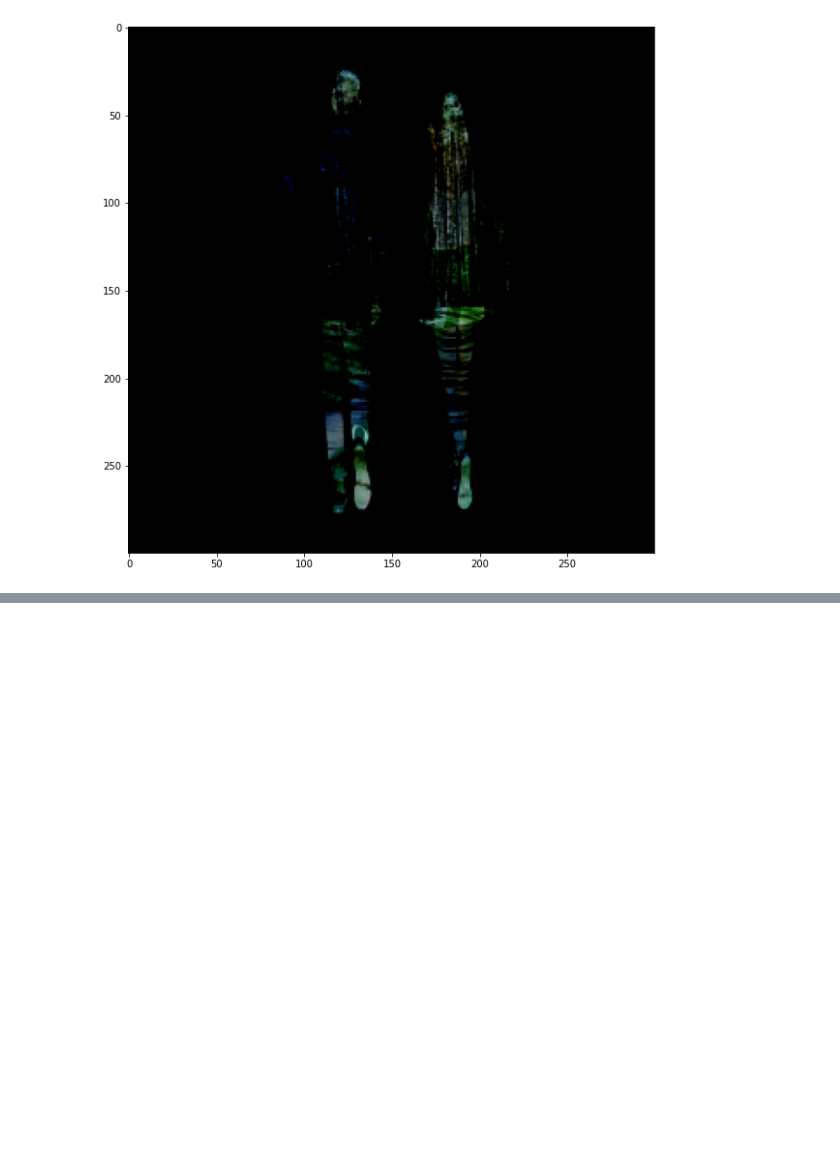
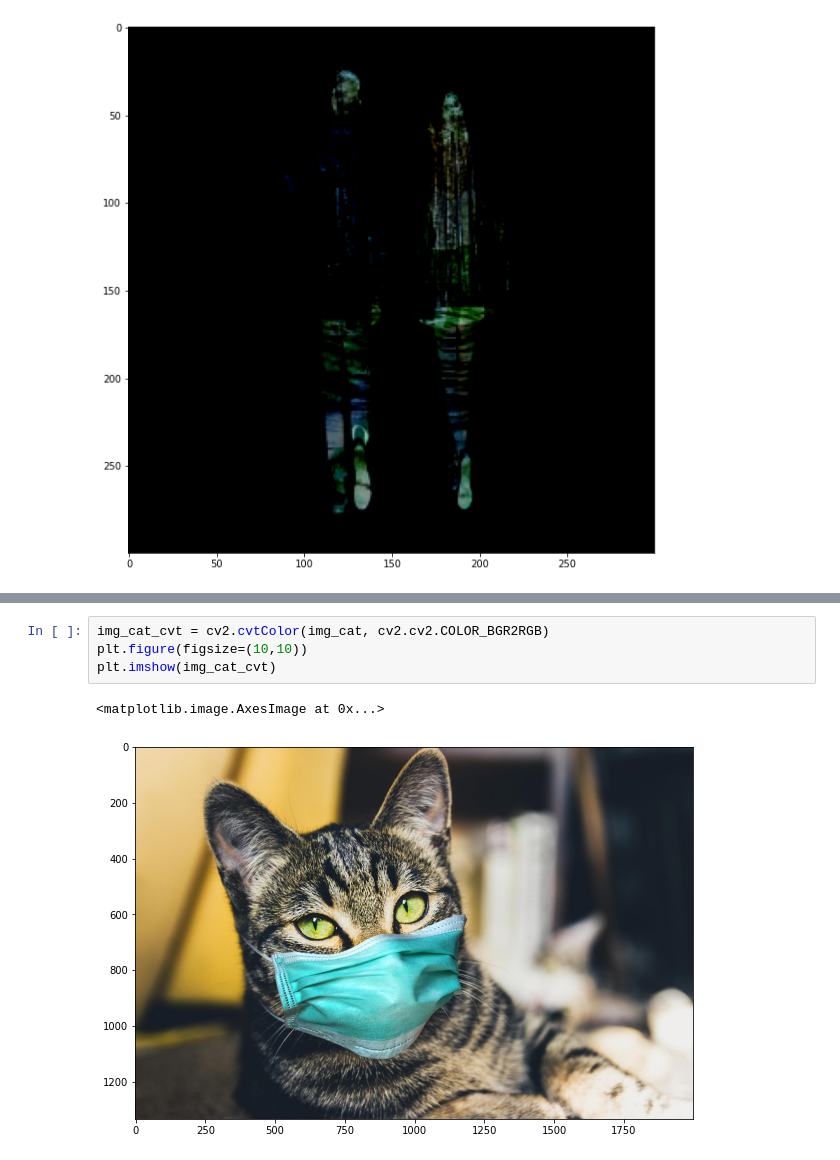
Before and after one commit to MaKaylajb/Mat4906-ML, a Jupyter notebook: images_for_python-2/images_for_python_code.ipynb, the cells around one changed output, grey strips where cells are left out. Saved outputs shown, nothing was run; the diff lists cells and outputs as text; blank space fills up the shorter version.

```diff
--- a/images_for_python-2/images_for_python_code.ipynb
+++ b/images_for_python-2/images_for_python_code.ipynb
@@ -64,0 +118,7 @@ plt.imshow(dst_subtrect)
+# %%
+img_cat_cvt = cv2.cvtColor(img_cat, cv2.cv2.COLOR_BGR2RGB)
+plt.figure(figsize=(10,10))
+plt.imshow(img_cat_cvt)
+# %% [output]
+<matplotlib.image.AxesImage at 0x...>
+[figure, added]
```
Also changed, not shown: parts of 6 cells of this notebook.
